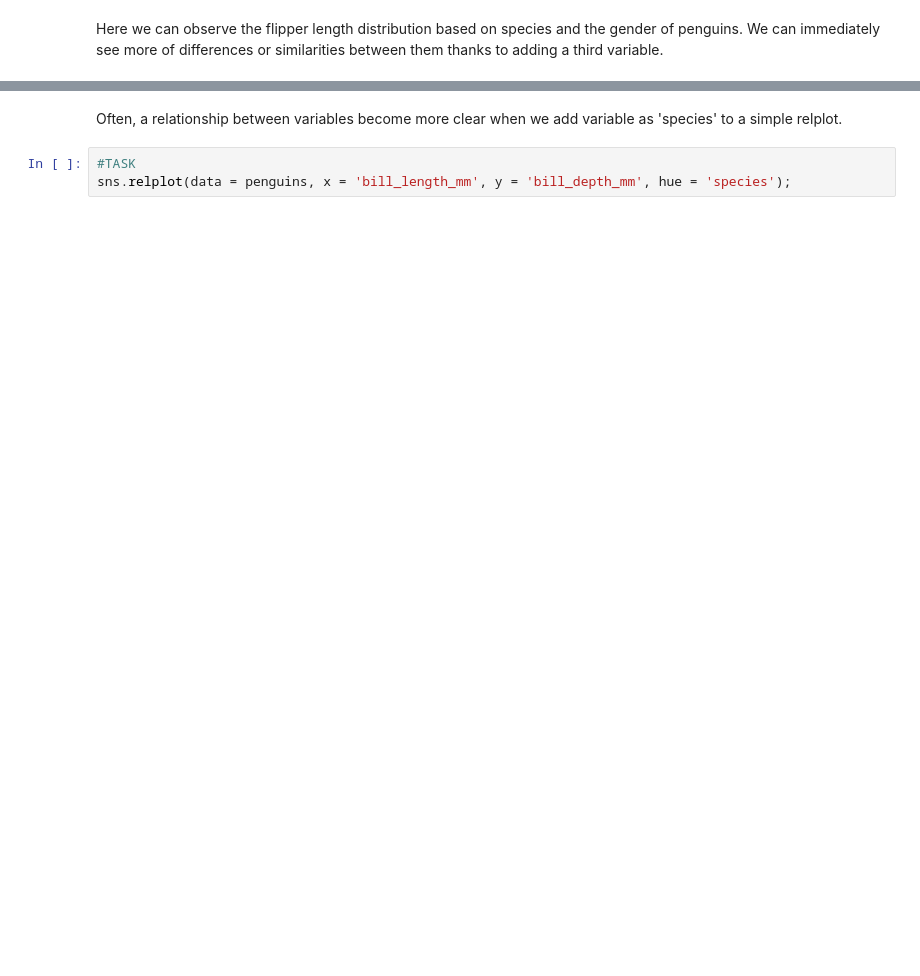
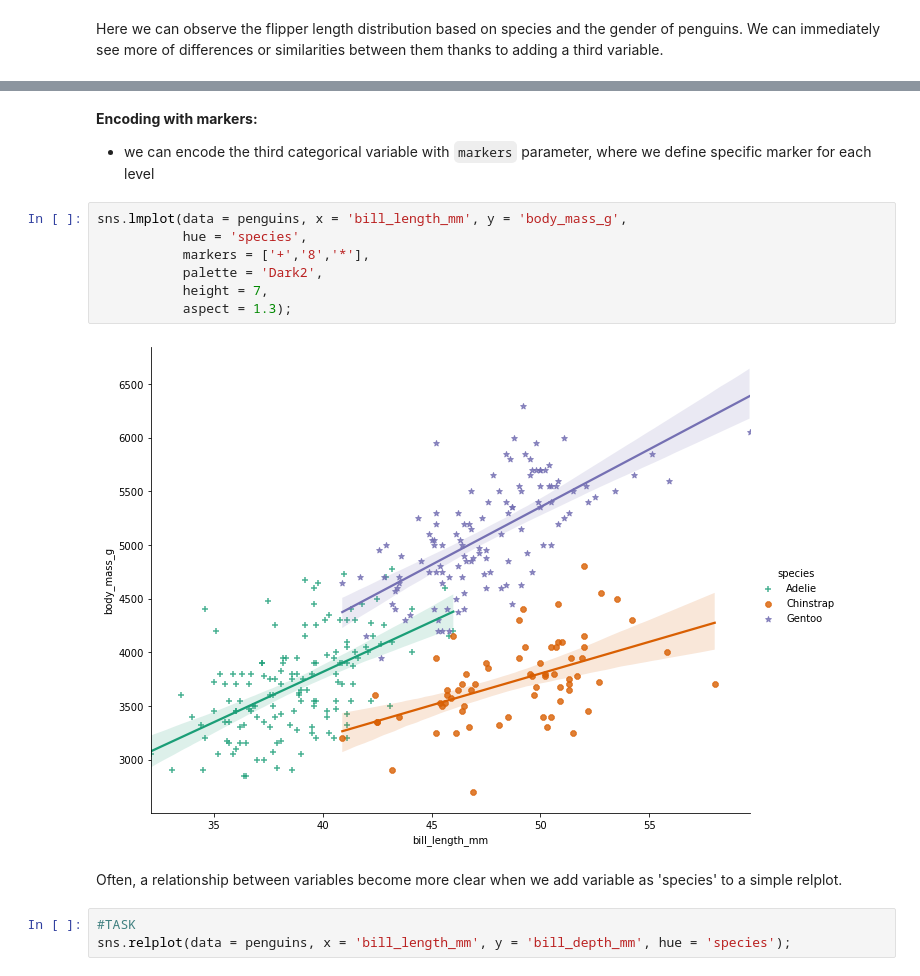
Before and after one commit to zatkopatrik/authentic-data-science, a Jupyter notebook: Jupyter_notebooks/3. Data-Visualization/3_4_15 Multivariate visualizations with Seaborn.ipynb, the cells around one changed output, grey strips where cells are left out. Saved outputs shown, nothing was run; the diff lists cells and outputs as text; blank space fills up the shorter version.

```diff
--- a/Jupyter_notebooks/3. Data-Visualization/3_4_15 Multivariate visualizations with Seaborn.ipynb
+++ b/Jupyter_notebooks/3. Data-Visualization/3_4_15 Multivariate visualizations with Seaborn.ipynb
@@ -61,3 +73,15 @@ sns.relplot(data = penguins, x = 'body_mass_g',
+# %% [markdown]
+**Encoding with markers:**
+- we can encode the third categorical variable with `markers` parameter, where we define specific marker for each level
+# %%
+sns.lmplot(data = penguins, x = 'bill_length_mm', y = 'body_mass_g',
+           hue = 'species',
+           markers = ['+','8','*'],
+           palette = 'Dark2',
+           height = 7,
+           aspect = 1.3);
+# %% [output]
+[figure, added]
 # %% [markdown]
 Often, a relationship between variables become more clear when we add variable as 'species' to a simple relplot.
 # %%
```
Also changed, not shown: parts of 19 cells of this notebook.
